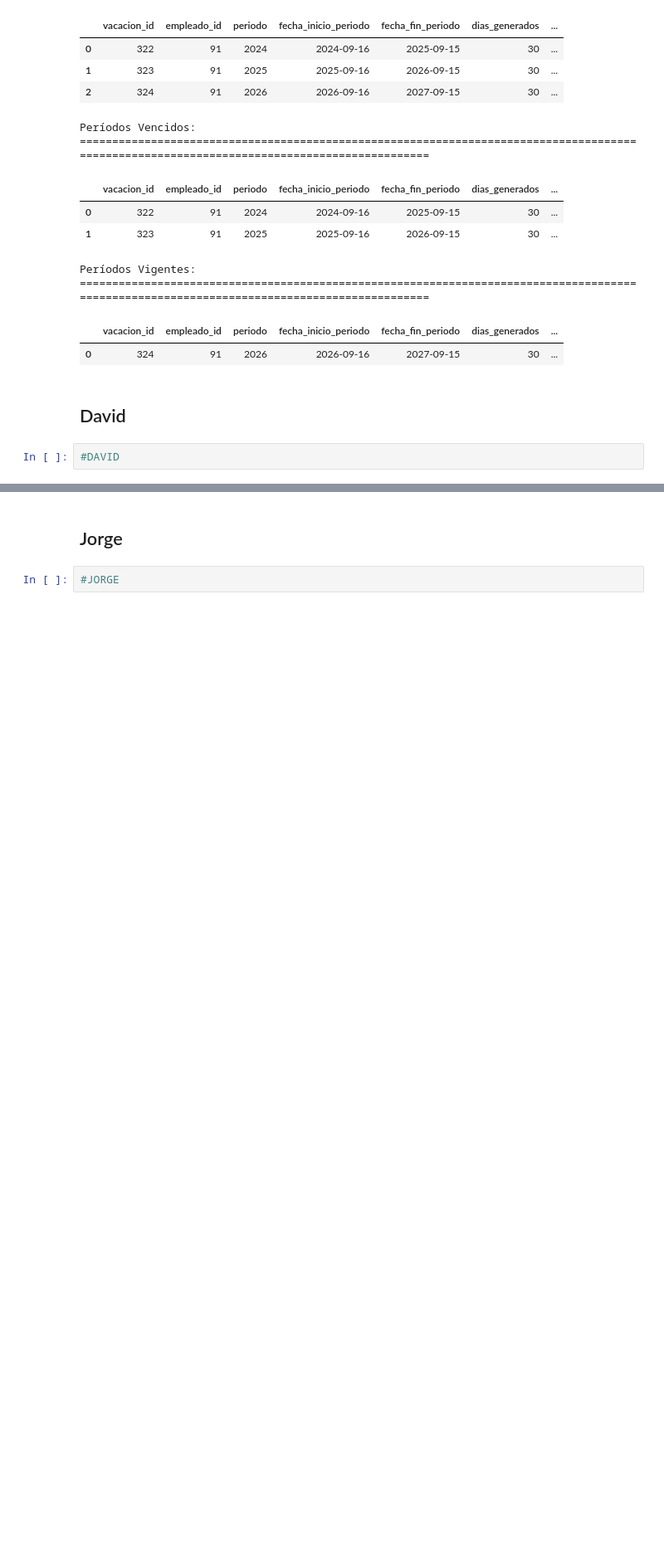
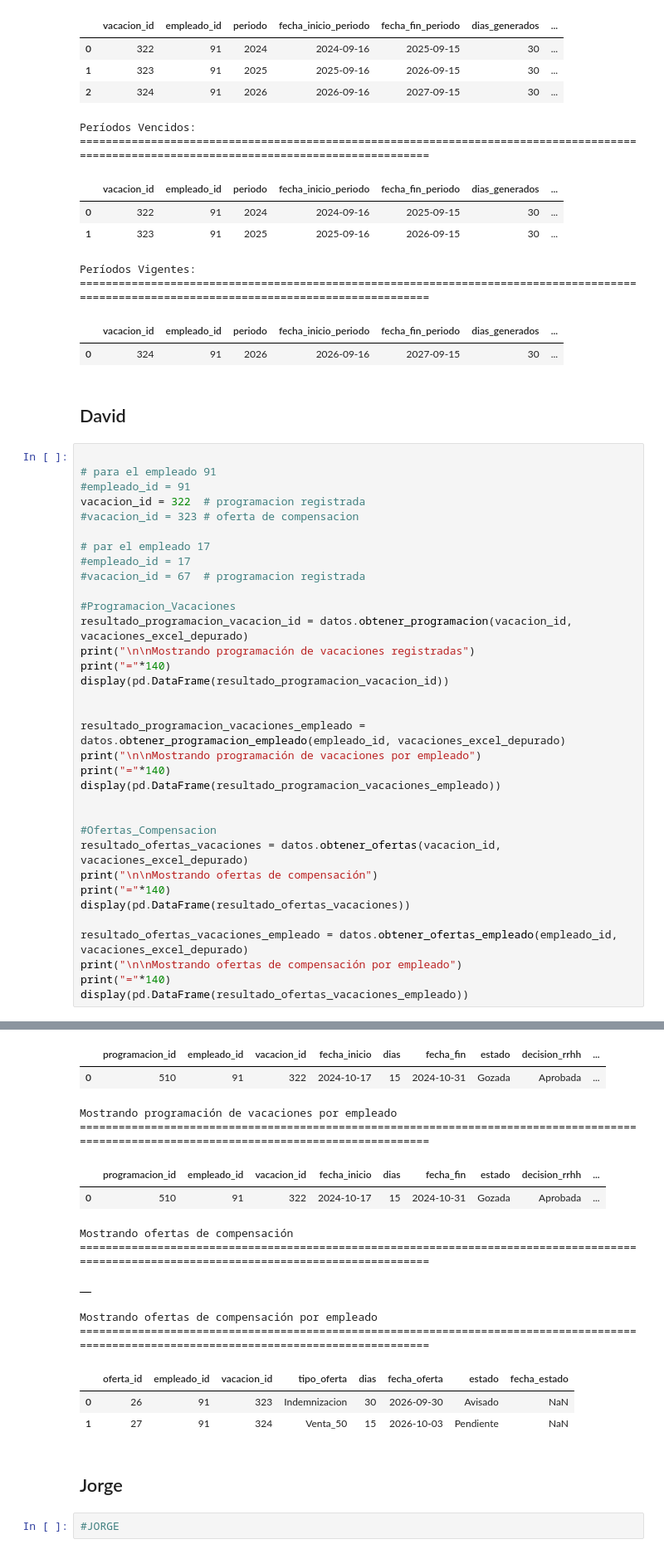
Before and after one commit to PIER-202621036/proyecto-gestion-vacaciones, a Jupyter notebook: notebooks/proyecto_gestion_vacaciones_equipo.ipynb, the cells around one changed output, grey strips where cells are left out. Shown at 83% size. Cells and saved outputs as stored; diff of their text form; blank space fills up the shorter version.

```diff
--- a/notebooks/proyecto_gestion_vacaciones_equipo.ipynb
+++ b/notebooks/proyecto_gestion_vacaciones_equipo.ipynb
@@ -444,5 +440,38 @@ Períodos Vigentes:
 | 0 | 324 | 91 | 2026 | 2026-09-16 | 2027-09-15 | 30 | ... |
 # %% [markdown]
 ## David
-# %%
-#DAVID
+# %%
+
+# para el empleado 91
+#empleado_id = 91
+vacacion_id = 322  # programacion registrada
+#vacacion_id = 323 # oferta de compensacion
+
+# par el empleado 17
+#empleado_id = 17
+#vacacion_id = 67  # programacion registrada
+
+#Programacion_Vacaciones
+resultado_programacion_vacacion_id = datos.obtener_programacion(vacacion_id, vacaciones_excel_depurado)
+print("\n\nMostrando programación de vacaciones registradas")
+print("="*140)
+display(pd.DataFrame(resultado_programacion_vacacion_id))
+
+
+resultado_programacion_vacaciones_empleado = datos.obtener_programacion_empleado(empleado_id, vacaciones_excel_depurado)
+print("\n\nMostrando programación de vacaciones por empleado")
+print("="*140)
+display(pd.DataFrame(resultado_programacion_vacaciones_empleado))
+
+
+#Ofertas_Compensacion
+resultado_ofertas_vacaciones = datos.obtener_ofertas(vacacion_id, vacaciones_excel_depurado)
+print("\n\nMostrando ofertas de compensación")
+print("="*140)
+display(pd.DataFrame(resultado_ofertas_vacaciones))
+
+resultado_ofertas_vacaciones_empleado = datos.obtener_ofertas_empleado(empleado_id, vacaciones_excel_depurado)
+print("\n\nMostrando ofertas de compensación por empleado")
+print("="*140)
+display(pd.DataFrame(resultado_ofertas_vacaciones_empleado))
+# %% [output]
@@ -449,3 +480,17 @@ Períodos Vigentes:
+|  | programacion_id | empleado_id | vacacion_id | fecha_inicio | dias | fecha_fin | estado | decision_rrhh | ... |
+| 0 | 510 | 91 | 322 | 2024-10-17 | 15 | 2024-10-31 | Gozada | Aprobada | ... |
+Mostrando programación de vacaciones por empleado
+============================================================================================================================================
+|  | programacion_id | empleado_id | vacacion_id | fecha_inicio | dias | fecha_fin | estado | decision_rrhh | ... |
+| 0 | 510 | 91 | 322 | 2024-10-17 | 15 | 2024-10-31 | Gozada | Aprobada | ... |
+Mostrando ofertas de compensación
+============================================================================================================================================
+|  |
+Mostrando ofertas de compensación por empleado
+============================================================================================================================================
+|  | oferta_id | empleado_id | vacacion_id | tipo_oferta | dias | fecha_oferta | estado | fecha_estado |
+| 0 | 26 | 91 | 323 | Indemnizacion | 30 | 2026-09-30 | Avisado | NaN |
+| 1 | 27 | 91 | 324 | Venta_50 | 15 | 2026-10-03 | Pendiente | NaN |
 # %% [markdown]
 ## Jorge
 # %%
```
Also changed, not shown: parts of 2 cells of this notebook.
